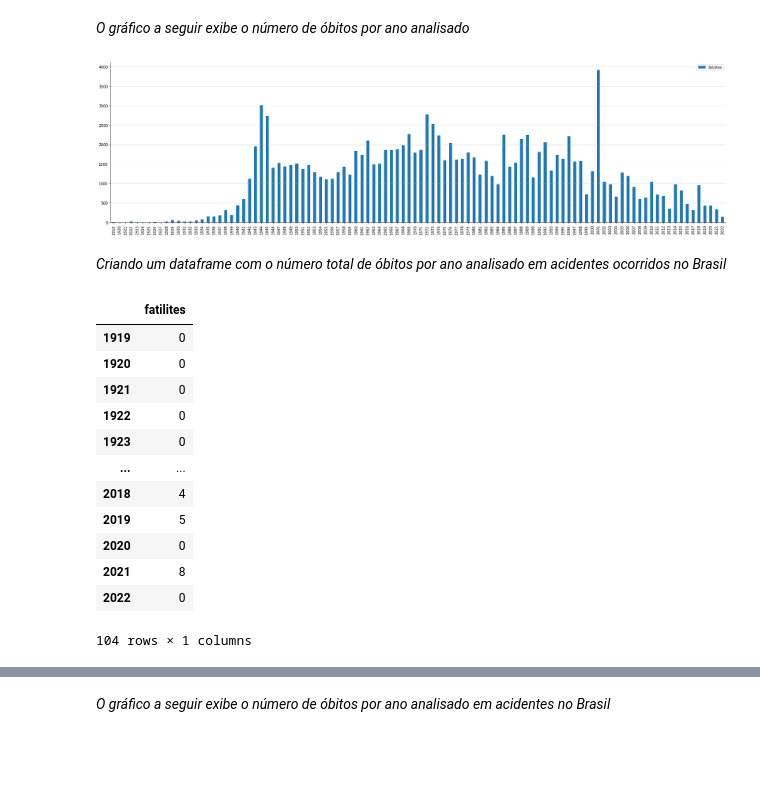
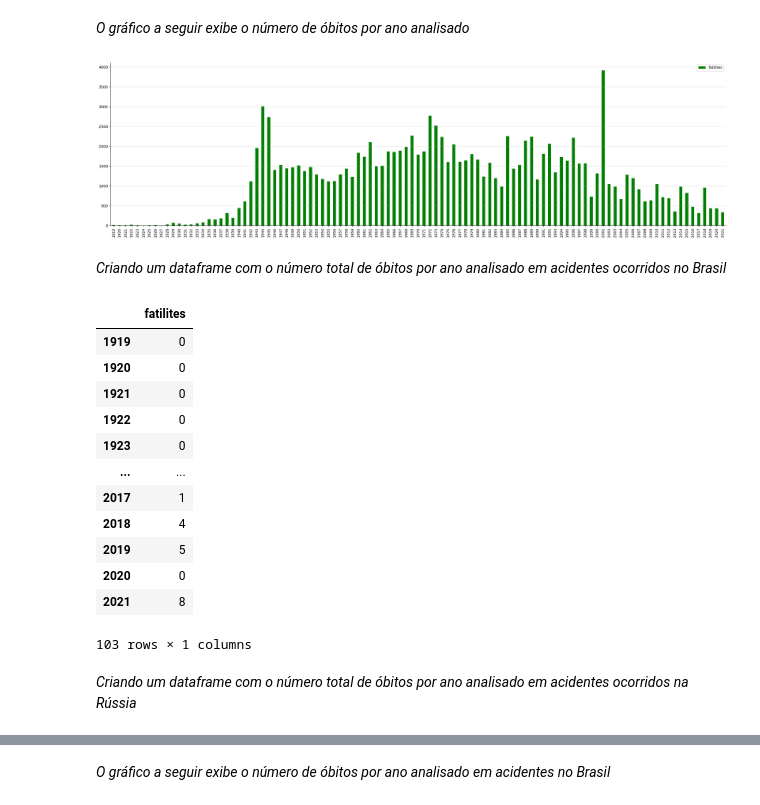
Before and after one commit to bessasjr/Analise_acidentes_aereos, a Jupyter notebook: main.ipynb, the cells around one changed output, grey strips where cells are left out. Cells and saved outputs as stored; diff of their text form; code cells hidden in the pictures; blank space fills up the shorter version.

```diff
--- a/main.ipynb
+++ b/main.ipynb
@@ -299,19 +432,18 @@ df_year.sort_values('fatilites', ascending=False).head()
 # %% [markdown]
 *O gráfico a seguir exibe o número de óbitos por ano analisado*
 # %%
-df_year.plot.bar(figsize=(30,8)).grid(axis='y', alpha=0.4)
+plt.style.use('default')
+df_year.plot.bar(figsize=(30,8), color='g').grid(axis='y', alpha=0.4)
 sns.despine()
 plt.show()
 # %% [output]
-[figure, old version]
+[figure, new version]
 # %% [markdown]
 *Criando um dataframe com o número total de óbitos por ano analisado em acidentes ocorridos no Brasil*
 # %%
 dict = {}
-
-for i in range(1919, 2023):
+for i in range(1919, 2022):
     dict[i] = df2[(df2.Country == 'Brazil')&(df2.Date == i)]['fatilites'].sum()
-
 
 serie_br = pd.Series(dict)
 df_br_year = pd.DataFrame(serie_br, columns=['fatilites'])
@@ -324,9 +456,11 @@ df_br_year
 | 1922 | 0 |
 | 1923 | 0 |
 | ... | ... |
+| 2017 | 1 |
 | 2018 | 4 |
 | 2019 | 5 |
 | 2020 | 0 |
 | 2021 | 8 |
-| 2022 | 0 |
-104 rows × 1 columns
+103 rows × 1 columns
+# %% [markdown]
+*Criando um dataframe com o número total de óbitos por ano analisado em acidentes ocorridos na Rússia*
```
Also changed, not shown: parts of 68 cells of this notebook.
